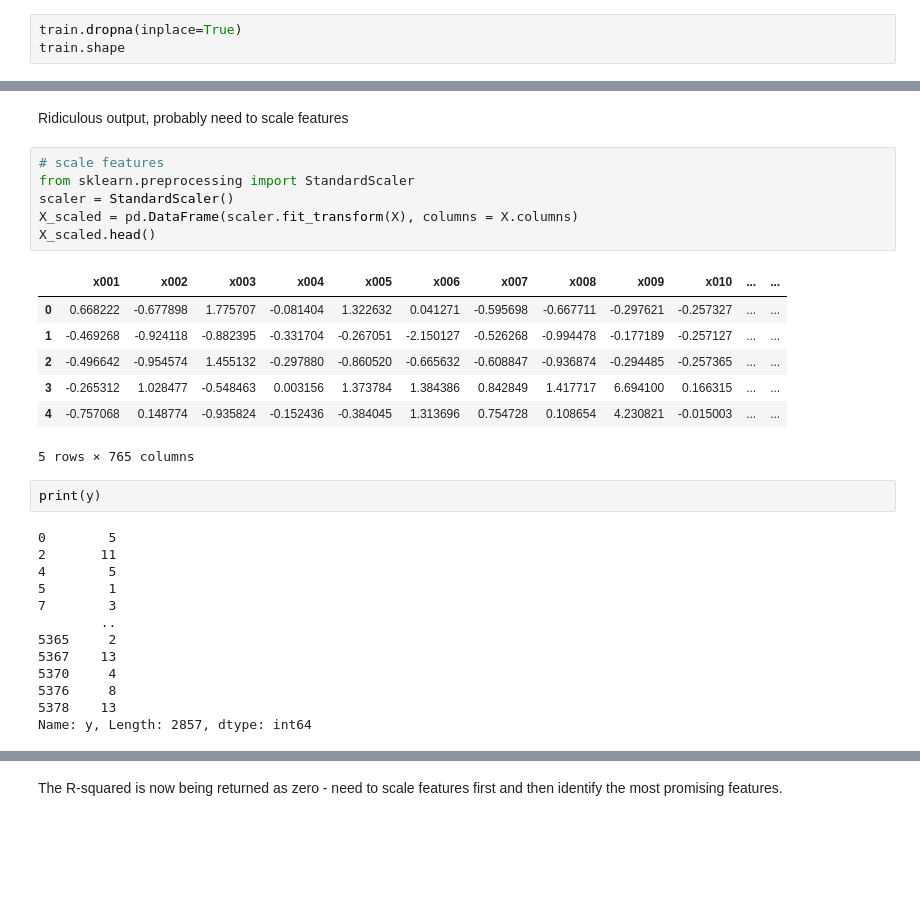
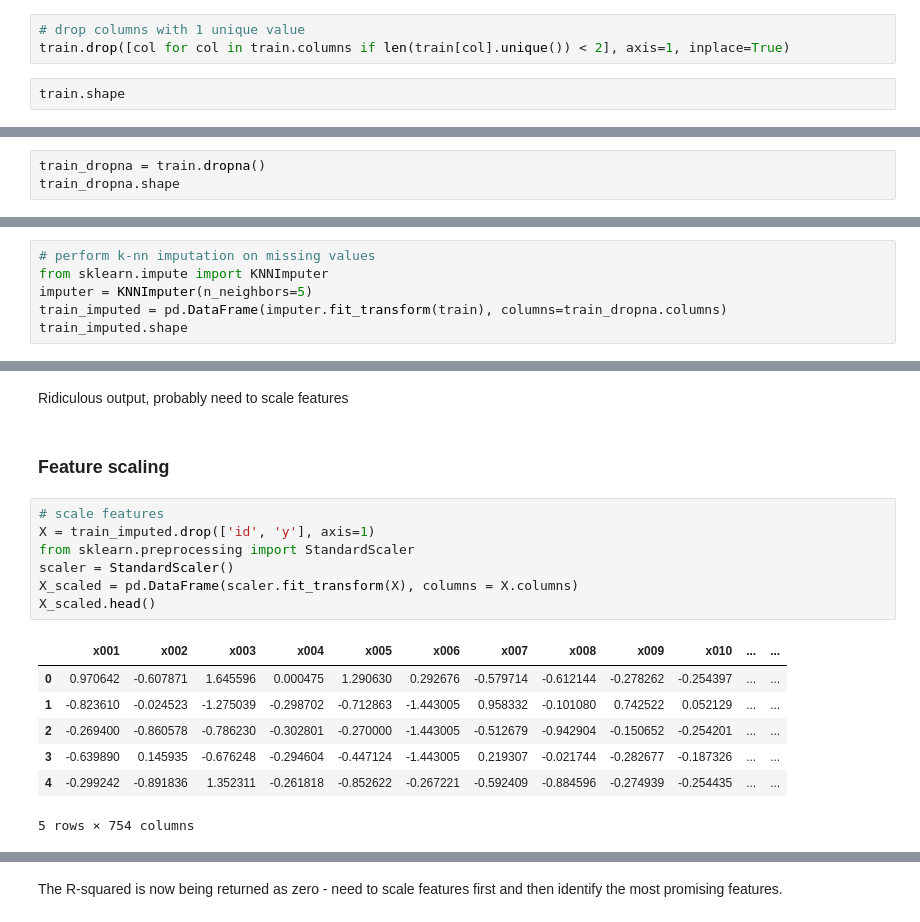
Before and after one commit to mholleranm/STAT390, a Jupyter notebook: Kaggle_Albert/kaggle-albert.ipynb, the cells around one changed output, grey strips where cells are left out. Cells and saved outputs as stored; diff of their text form; blank space fills up the shorter version.

```diff
--- a/Kaggle_Albert/kaggle-albert.ipynb
+++ b/Kaggle_Albert/kaggle-albert.ipynb
@@ -22,4 +55,6 @@ train.shape
+# %%
+# drop columns with 1 unique value
+train.drop([col for col in train.columns if len(train[col].unique()) < 2], axis=1, inplace=True)
 # %%
-train.dropna(inplace=True)
 train.shape
 # %% [output]
@@ -26,0 +62,3 @@ train.shape
+# %%
+train_dropna = train.dropna()
+train_dropna.shape
@@ -33,0 +80,6 @@ Removing NAs almost halved the dataset. Two options:
+# %%
+# perform k-nn imputation on missing values
+from sklearn.impute import KNNImputer
+imputer = KNNImputer(n_neighbors=5)
+train_imputed = pd.DataFrame(imputer.fit_transform(train), columns=train_dropna.columns)
+train_imputed.shape
@@ -185,32 +247,20 @@ model = smf.ols('y~x039+x117+x320+x379+x689', data=train).fit()
 model.summary()
 # %% [markdown]
 Ridiculous output, probably need to scale features
+# %% [markdown]
+### Feature scaling
 # %%
 # scale features
+X = train_imputed.drop(['id', 'y'], axis=1)
 from sklearn.preprocessing import StandardScaler
 scaler = StandardScaler()
 X_scaled = pd.DataFrame(scaler.fit_transform(X), columns = X.columns)
 X_scaled.head()
 # %% [output]
 |  | x001 | x002 | x003 | x004 | x005 | x006 | x007 | x008 | x009 | x010 | ... | ... |
-| 0 | 0.668222 | -0.677898 | 1.775707 | -0.081404 | 1.322632 | 0.041271 | -0.595698 | -0.667711 | -0.297621 | -0.257327 | ... | ... |
-| 1 | -0.469268 | -0.924118 | -0.882395 | -0.331704 | -0.267051 | -2.150127 | -0.526268 | -0.994478 | -0.177189 | -0.257127 | ... | ... |
-| 2 | -0.496642 | -0.954574 | 1.455132 | -0.297880 | -0.860520 | -0.665632 | -0.608847 | -0.936874 | -0.294485 | -0.257365 | ... | ... |
-| 3 | -0.265312 | 1.028477 | -0.548463 | 0.003156 | 1.373784 | 1.384386 | 0.842849 | 1.417717 | 6.694100 | 0.166315 | ... | ... |
-| 4 | -0.757068 | 0.148774 | -0.935824 | -0.152436 | -0.384045 | 1.313696 | 0.754728 | 0.108654 | 4.230821 | -0.015003 | ... | ... |
+| 0 | 0.970642 | -0.607871 | 1.645596 | 0.000475 | 1.290630 | 0.292676 | -0.579714 | -0.612144 | -0.278262 | -0.254397 | ... | ... |
+| 1 | -0.823610 | -0.024523 | -1.275039 | -0.298702 | -0.712863 | -1.443005 | 0.958332 | -0.101080 | 0.742522 | 0.052129 | ... | ... |
+| 2 | -0.269400 | -0.860578 | -0.786230 | -0.302801 | -0.270000 | -1.443005 | -0.512679 | -0.942904 | -0.150652 | -0.254201 | ... | ... |
+| 3 | -0.639890 | 0.145935 | -0.676248 | -0.294604 | -0.447124 | -1.443005 | 0.219307 | -0.021744 | -0.282677 | -0.187326 | ... | ... |
+| 4 | -0.299242 | -0.891836 | 1.352311 | -0.261818 | -0.852622 | -0.267221 | -0.592409 | -0.884596 | -0.274939 | -0.254435 | ... | ... |
-5 rows × 765 columns
+5 rows × 754 columns
-# %%
-print(y)
-# %% [output]
-0        5
-2       11
-4        5
-5        1
-7        3
-        ..
-5365     2
-5367    13
-5370     4
-5376     8
-5378    13
-Name: y, Length: 2857, dtype: int64
```
Also changed, not shown: parts of 23 cells of this notebook, 2 other files.
